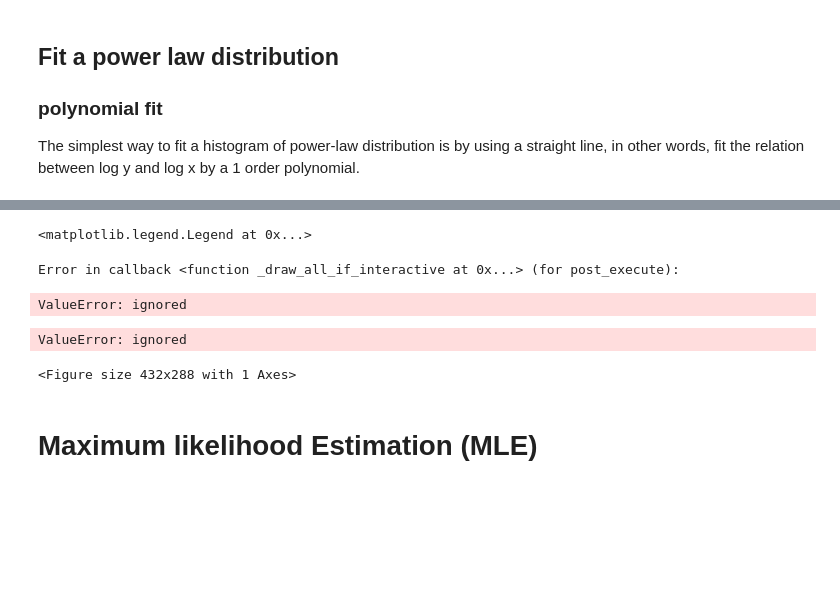
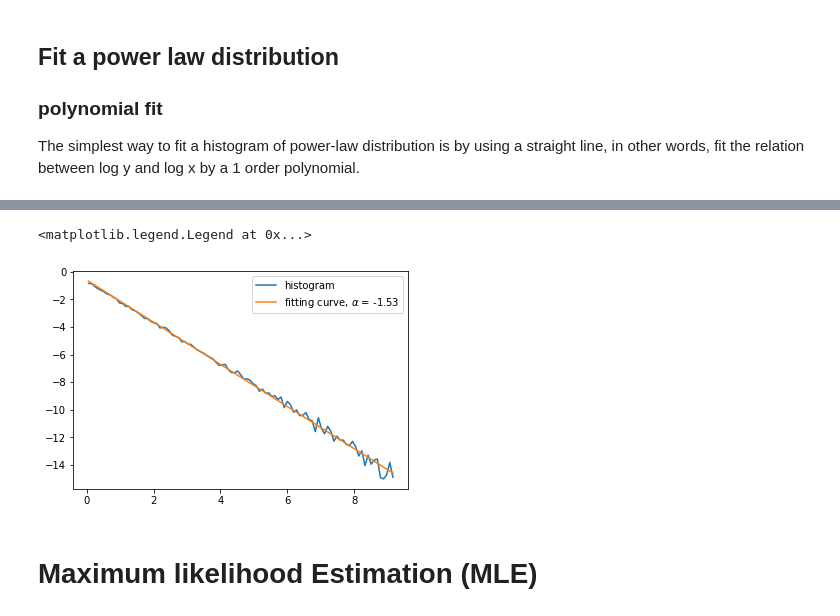
Before and after one commit to qjjjlzx/BIU_Computational_physics_2023, a Jupyter notebook: Lecture1 - Power law.ipynb, the cells around one changed output, grey strips where cells are left out. Cells and saved outputs as stored; diff of their text form; code cells hidden in the pictures; blank space fills up the shorter version.

```diff
--- a/Lecture1 - Power law.ipynb
+++ b/Lecture1 - Power law.ipynb
@@ -145,13 +145,10 @@ array([-1.49467447, -0.71813227])
 # %%
 plt.plot(np.log(bin_center), np.log(hist), label='histogram')
-plt.plot(np.log(bin_center), np.log(bin_center) * p[0] + p[1], label=f"fitting curve, $\alpha$ = {p[0]:.2f}")
+plt.plot(np.log(bin_center), np.log(bin_center) * p[0] + p[1], label=f"fitting curve, $\\alpha$ = {p[0]:.2f}")
 plt.legend()
 # %% [output]
 <matplotlib.legend.Legend at 0x...>
-Error in callback <function _draw_all_if_interactive at 0x...> (for post_execute):
-ValueError: ignored
-ValueError: ignored
-<Figure size 432x288 with 1 Axes>
+[figure, added]
 # %% [markdown]
 # Maximum likelihood Estimation (MLE)
 # %% [markdown]
```
Also changed, not shown: parts of 5 cells of this notebook.
